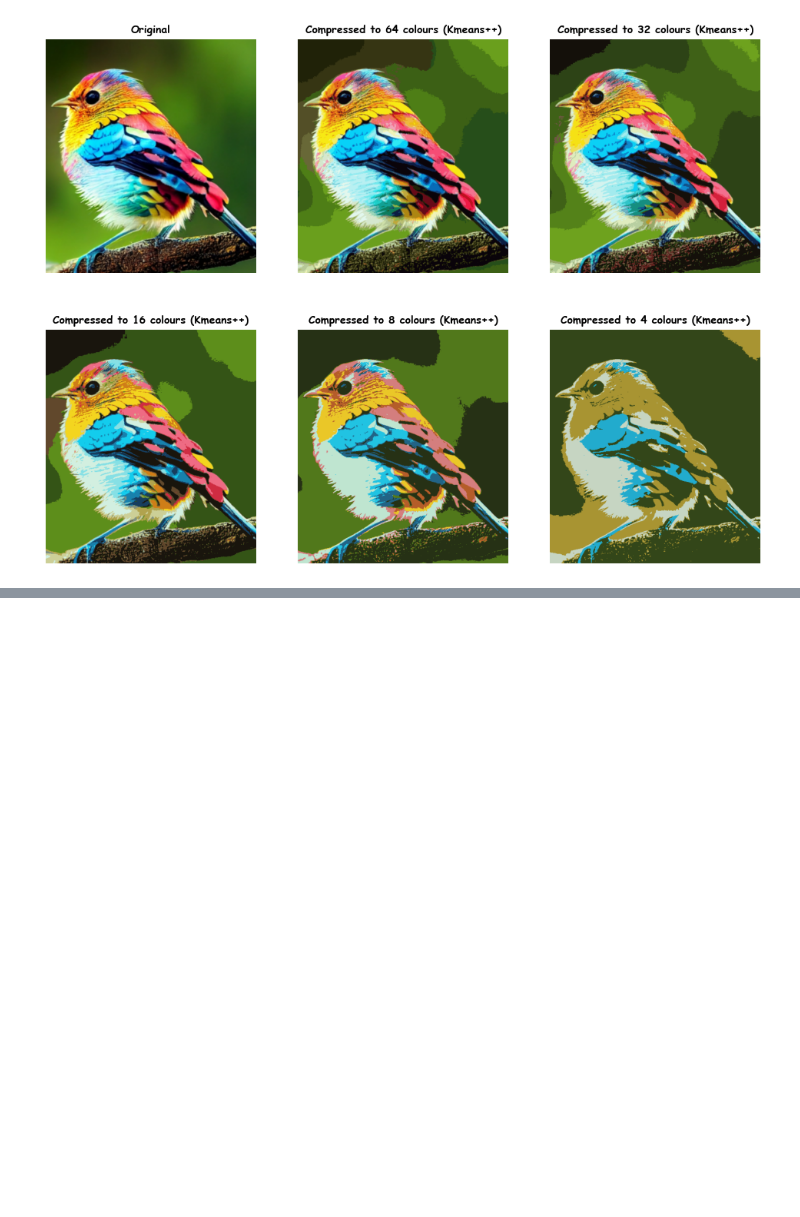
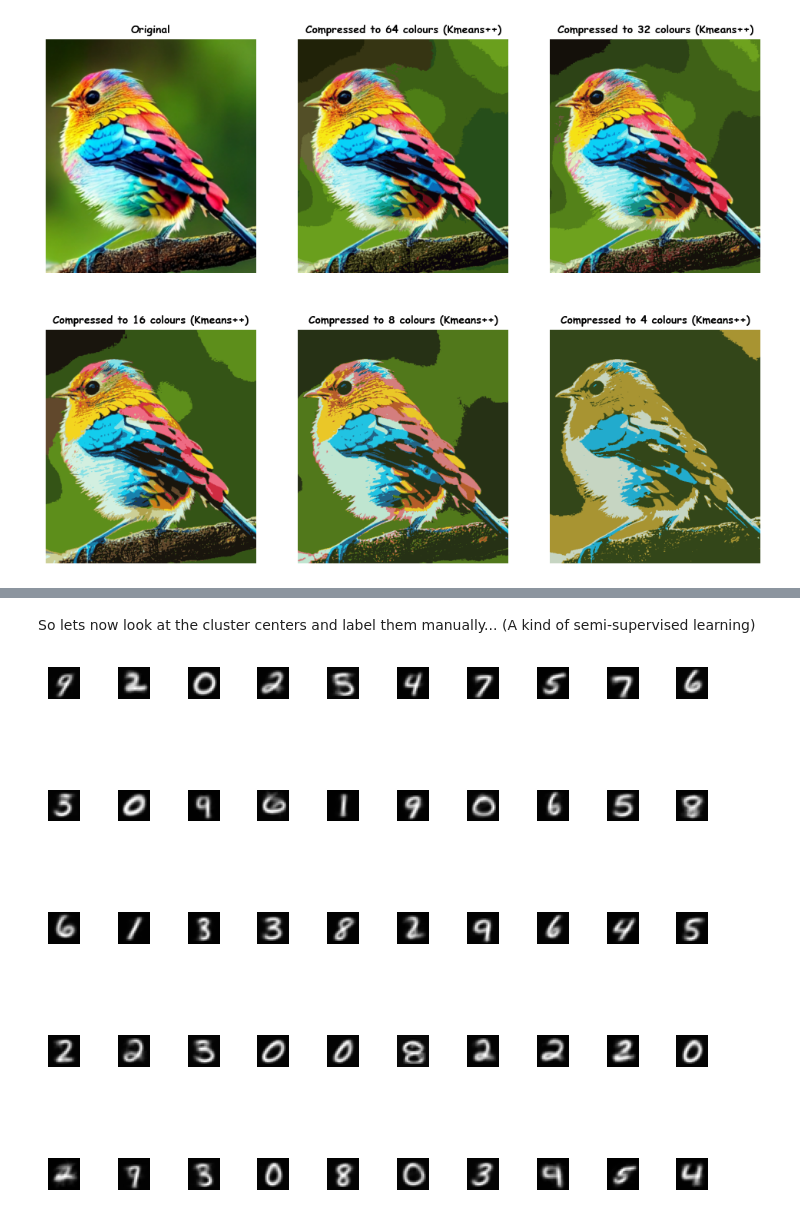
Before and after one commit to Instinct-123/UL_KMeans, a Jupyter notebook: K_means_pp.ipynb, the cells around one changed output, grey strips where cells are left out. Drawn from its saved outputs; the diff is of its cells as text; code cells hidden in the pictures; blank space fills up the shorter version.

```diff
--- a/K_means_pp.ipynb
+++ b/K_means_pp.ipynb
@@ -541,0 +573,11 @@ plt.show()
+# %% [markdown]
+So lets now look at the cluster centers and label them manually... (A kind of semi-supervised learning)
+# %%
+fig, axes = plt.subplots(5,10, figsize=(7,7))
+fig.tight_layout(pad=0.13,rect=[0, 0.03, 1, 0.91])
+for i,ax in enumerate(axes.flat):
+    X_clus_cen_reshaped = Cluster_cens[i].reshape((20,20)).T
+    ax.imshow(X_clus_cen_reshaped, cmap='gray')
+    ax.set_axis_off()
+# %% [output]
+[figure, added]
```
Also changed, not shown: parts of 14 cells of this notebook, 2 other files.
